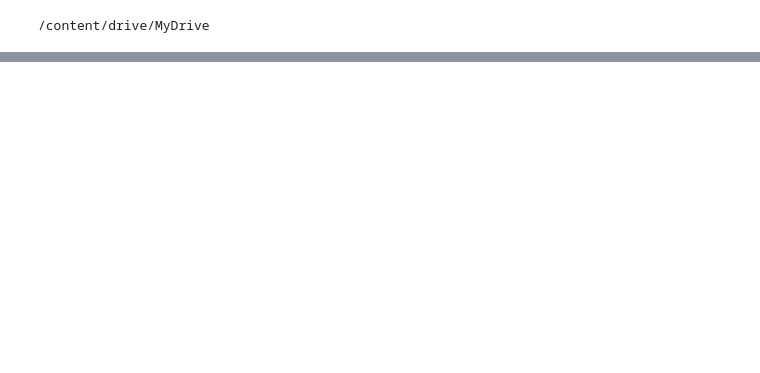
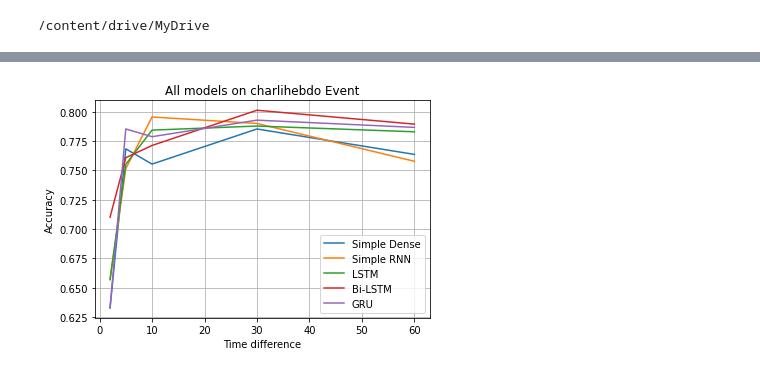
Before and after one commit to alidevhere/twitter-rumors, a Jupyter notebook: twitter.ipynb, the cells around one changed output, grey strips where cells are left out. Drawn from its saved outputs; the diff is of its cells as text; code cells hidden in the pictures; blank space fills up the shorter version.

```diff
--- a/twitter.ipynb
+++ b/twitter.ipynb
@@ -176,0 +349,31 @@ def Ensembler_result(models,x_test):
+# %%
+if __name__ == "__main__":
+  #predicted,expected = Ensembler_1(0,120,'avg')
+  #print(result)
+  #print(list(predicted),'  ',list(expected))
+
+  #SimpleRNN  LSTM  GRU BiLSTM TCNN
+  #train on 45 min
+  #draw graph which show which model outperformed all
+  #
+  #conclude_individual_results()
+
+  #Simple Dense
+  time = [2,5,10,30,60]
+  #acc =
+  import matplotlib.pyplot as plt
+  plt.plot(time,[0.632850242,0.768361582,0.755368814,0.785289515,0.763630428], label='Simple Dense')
+  plt.plot(time,[0.657004831,	0.751412429	,0.795518207	,0.789984351,0.757753836], label='Simple RNN')
+  plt.plot(time,[0.657004831,	0.755178908	,0.784313725	,0.787793427	,0.782892589], label='LSTM')
+  plt.plot(time,[0.710144928,	0.760828625,	0.77124183	,0.801251956	,0.789422135], label='Bi-LSTM')
+  plt.plot(time,[0.632850242,	0.785310734,	0.778711485	,0.792801252,	0.786647078], label='GRU')
+
+  x_axis = 'time stamp'
+  y_axis = 'accuracy'
+  plt.xlabel('Time difference')
+  plt.ylabel('Accuracy')
+  plt.title('All models on charlihebdo Event')
+  plt.grid(True)
+  plt.legend()
+# %% [output]
+[figure, added]
```
Also changed, not shown: parts of 14 cells of this notebook.
